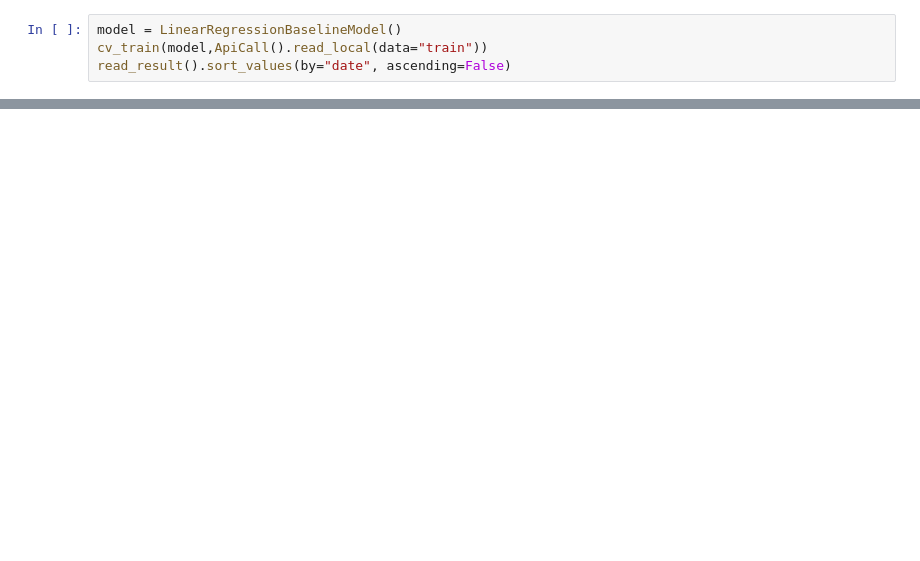
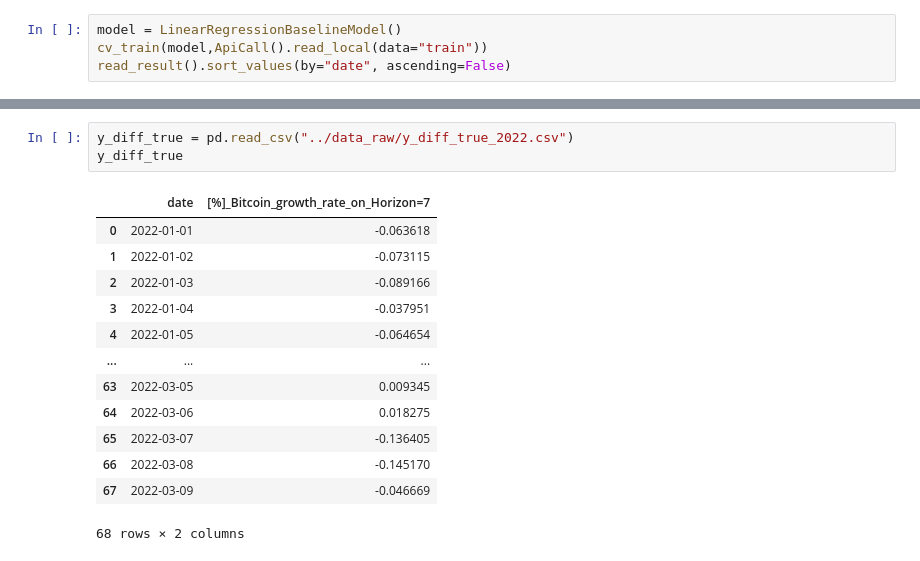
Before and after one commit to AlexandreLaizet/bitcoin_deep_learning, a Jupyter notebook: notebooks/Etienne-Copy-AL.ipynb, the cells around one changed output, grey strips where cells are left out. Drawn from its saved outputs; the diff is of its cells as text; blank space fills up the shorter version.

```diff
--- a/notebooks/Etienne-Copy-AL.ipynb
+++ b/notebooks/Etienne-Copy-AL.ipynb
@@ -429,0 +426,17 @@ print(Y_true_past[index],Y_pred[index],Y_true_past[index] + Y_true_past[index]*
+# %%
+y_diff_true = pd.read_csv("../data_raw/y_diff_true_2022.csv")
+y_diff_true
+# %% [output]
+|  | date | [%]_Bitcoin_growth_rate_on_Horizon=7 |
+| 0 | 2022-01-01 | -0.063618 |
+| 1 | 2022-01-02 | -0.073115 |
+| 2 | 2022-01-03 | -0.089166 |
+| 3 | 2022-01-04 | -0.037951 |
+| 4 | 2022-01-05 | -0.064654 |
+| ... | ... | ... |
+| 63 | 2022-03-05 | 0.009345 |
+| 64 | 2022-03-06 | 0.018275 |
+| 65 | 2022-03-07 | -0.136405 |
+| 66 | 2022-03-08 | -0.145170 |
+| 67 | 2022-03-09 | -0.046669 |
+68 rows × 2 columns
```
Also changed, not shown: parts of 60 cells of this notebook, 1 other file.
